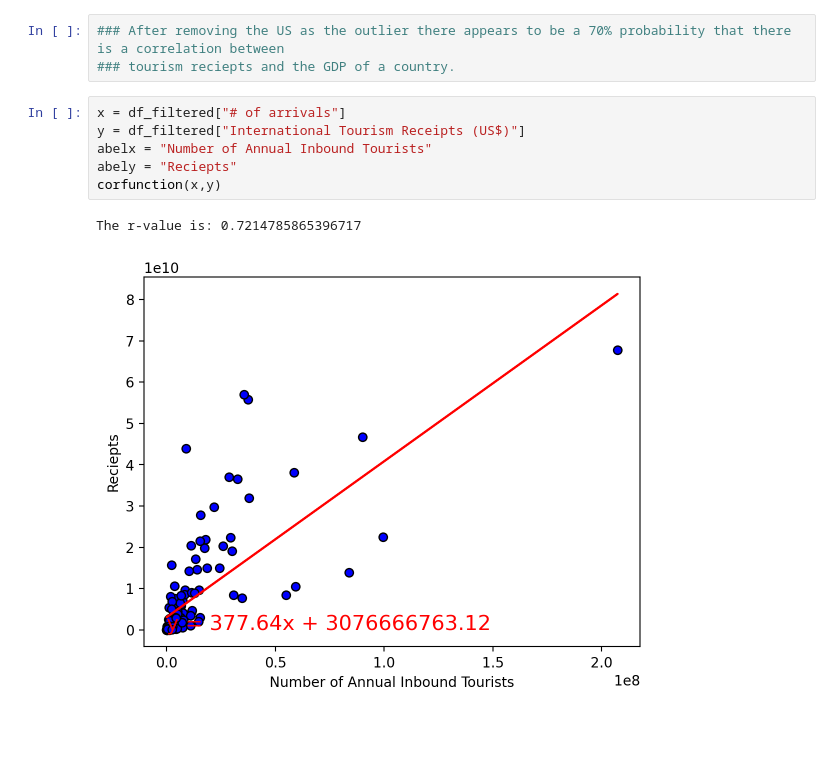
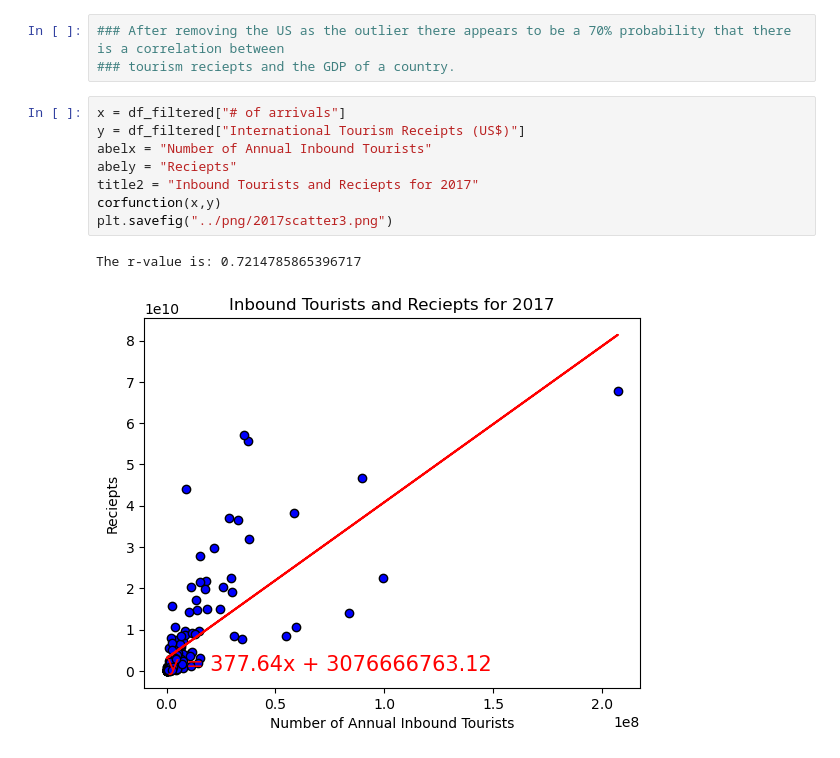
Before and after one commit to Cameron762/Project-1-11, a Jupyter notebook: Jupyter/2017.ipynb, the cells around one changed output. Saved outputs shown, nothing was run; the diff lists cells and outputs as text; blank space fills up the shorter version.

```diff
--- a/Jupyter/2017.ipynb
+++ b/Jupyter/2017.ipynb
@@ -235,12 +250,14 @@ The r-value is: 0.7041818863015813
 # %%
 x = df_filtered["# of arrivals"]
 y = df_filtered["International Tourism Receipts (US$)"]
 abelx = "Number of Annual Inbound Tourists"
 abely = "Reciepts"
+title2 = "Inbound Tourists and Reciepts for 2017"
 corfunction(x,y)
+plt.savefig("../png/2017scatter3.png")
 # %% [output]
 The r-value is: 0.7214785865396717
-[figure, old version]
+[figure, new version]
 # %%
 x = df_filtered["# of arrivals"]
 y = df_filtered["GDP (US$)"]
```
Also changed, not shown: parts of 9 cells of this notebook.
